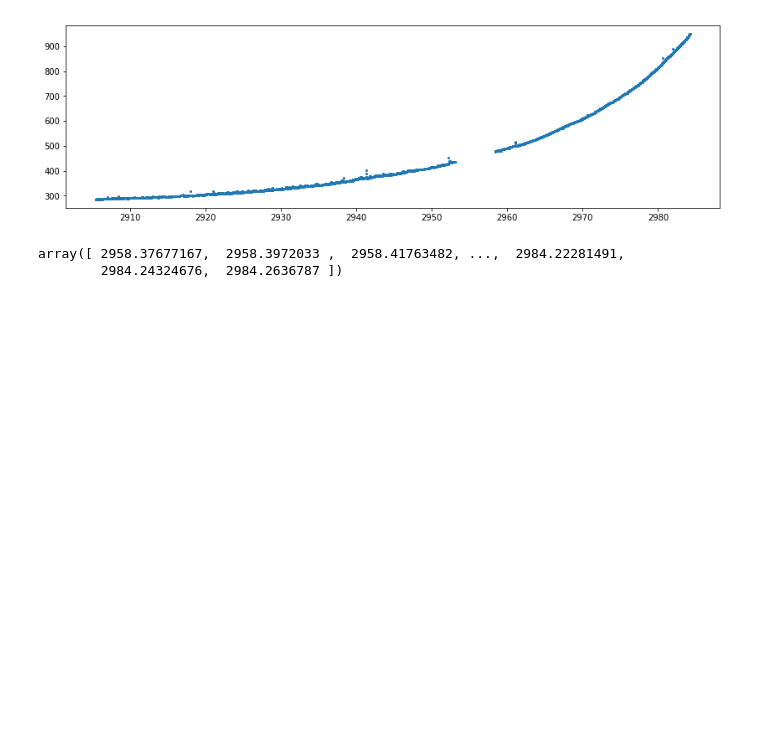
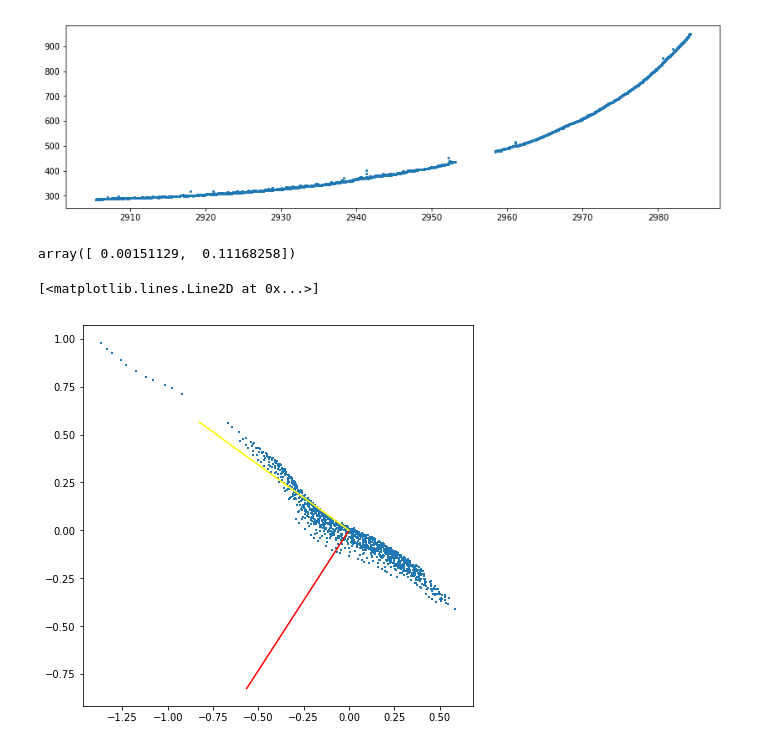
Before and after one commit to KeplerGO/pyke, a Jupyter notebook: docs/source/tutorials/ipython_notebooks/trappist1.ipynb, the cells around one changed output. Drawn from its saved outputs; the diff is of its cells as text; code cells hidden in the pictures; blank space fills up the shorter version.

```diff
--- a/docs/source/tutorials/ipython_notebooks/trappist1.ipynb
+++ b/docs/source/tutorials/ipython_notebooks/trappist1.ipynb
@@ -63,7 +65,7 @@ plt.ylim()
 (251.22886310415029, 982.00661752378915)
 [figure]
 # %%
-def _rotate_centroids(centroid_col, centroid_row):
+def _get_eigen_vectors(centroid_col, centroid_row):
     centroids = np.array([centroid_col, centroid_row])
-    _, eig_vec = linalg.eigh(np.cov(centroids))
-    return np.dot(eig_vec, centroids)
+    eig_val, eig_vec = np.linalg.eigh(np.cov(centroids))
+    return eig_val, eig_vec
@@ -70,7 +76,10 @@ def _rotate_centroids(centroid_col, centroid_row):
+# %%
+eig_val, eig_vec = _get_eigen_vectors(col[q], row[q])
+# %%
+v1, v2 = eig_vec
+# %%
+eig_val
+# %% [output]
+array([ 0.00151129,  0.11168258])
 # %%
 q = tpf.time > 2956
-# %%
-tpf.time[q]
-# %% [output]
-array([ 2958.37677167,  2958.3972033 ,  2958.41763482, ...,  2984.22281491,
-        2984.24324676,  2984.2636787 ])
@@ -80,0 +86,8 @@ plt.scatter(col[~q], row[~q], marker='+', s=2)
+# %%
+plt.figure(figsize=[7, 7])
+plt.scatter(col[q]-np.mean(col[q]), row[q]-np.mean(row[q]), marker='+', s=2)
+plt.plot([0, v1[0]], [0, v1[1]], color='red')
+plt.plot([0, v2[0]], [0, v2[1]], color='yellow')
+# %% [output]
+[<matplotlib.lines.Line2D at 0x...>]
+[figure, added]
```
Also changed, not shown: parts of 25 cells of this notebook.
